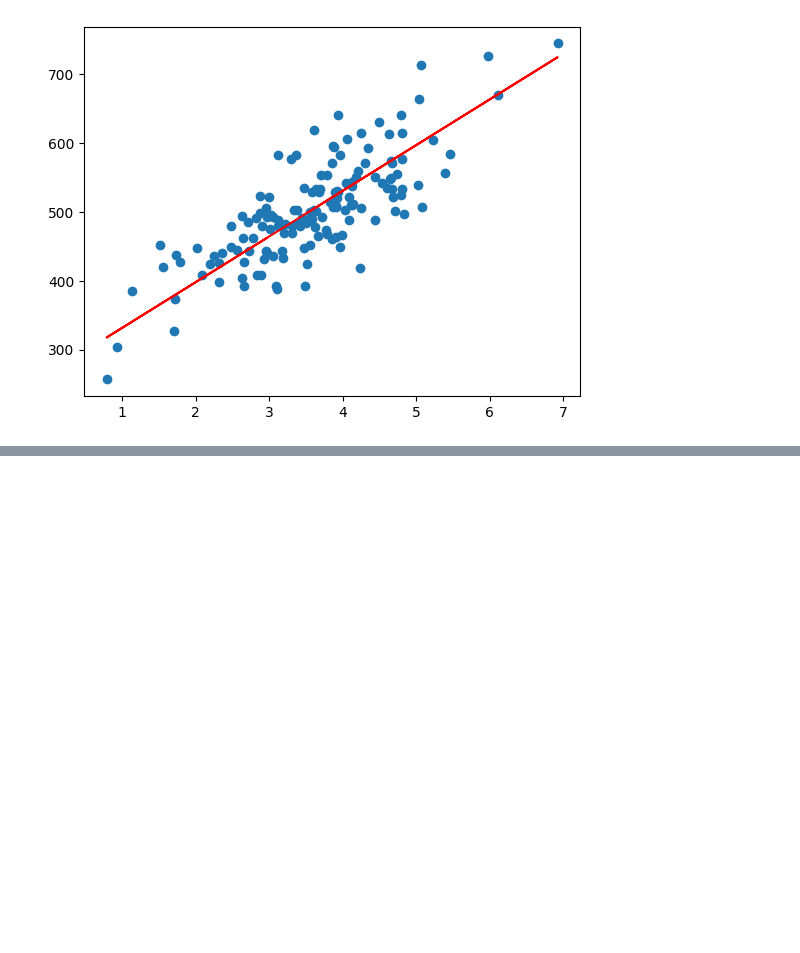
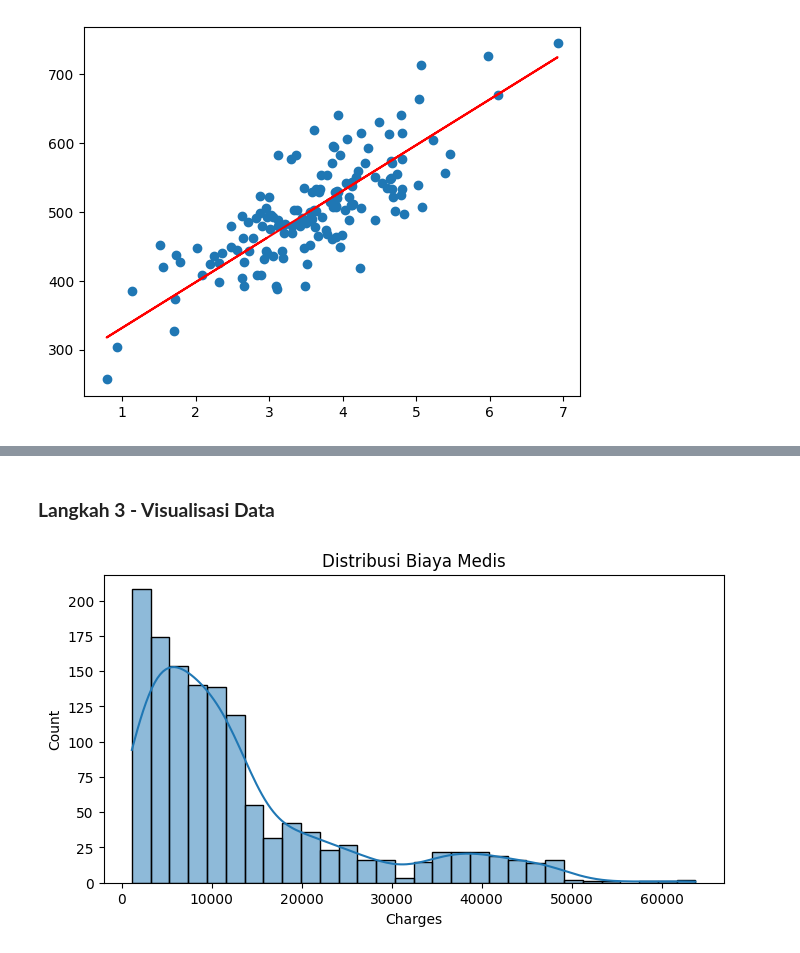
Before and after one commit to nurilhuda05/Pembelajaran_Mesin_2026, a Jupyter notebook: TG6_Regresi_244107020004_Muhammad_Nuril_Huda.ipynb, the cells around one changed output, grey strips where cells are left out. Cells and saved outputs as stored; diff of their text form; code cells hidden in the pictures; blank space fills up the shorter version.

```diff
--- a/TG6_Regresi_244107020004_Muhammad_Nuril_Huda.ipynb
+++ b/TG6_Regresi_244107020004_Muhammad_Nuril_Huda.ipynb
@@ -259,0 +394,7 @@ plt.show()
+# %%
+# hubungkan Google Drive ke Google Colab
+from google.colab import drive
+drive.mount('/content/drive')
+
+# baca data
+data = pd.read_csv('//content/drive/MyDrive/Semester 5/Pembelajaran Mesin/Data/insurance.csv')
@@ -259,0 +449,11 @@ plt.show()
+# %% [markdown]
+### **Langkah 3 - Visualisasi Data**
+# %%
+# distribusi biaya medis (variabel target)
+plt.figure(figsize=(8, 4))
+sns.histplot(data['charges'], bins=30, kde=True)
+plt.title('Distribusi Biaya Medis')
+plt.xlabel('Charges')
+plt.show()
+# %% [output]
+[figure, added]
```
Also changed, not shown: parts of 84 cells of this notebook.
